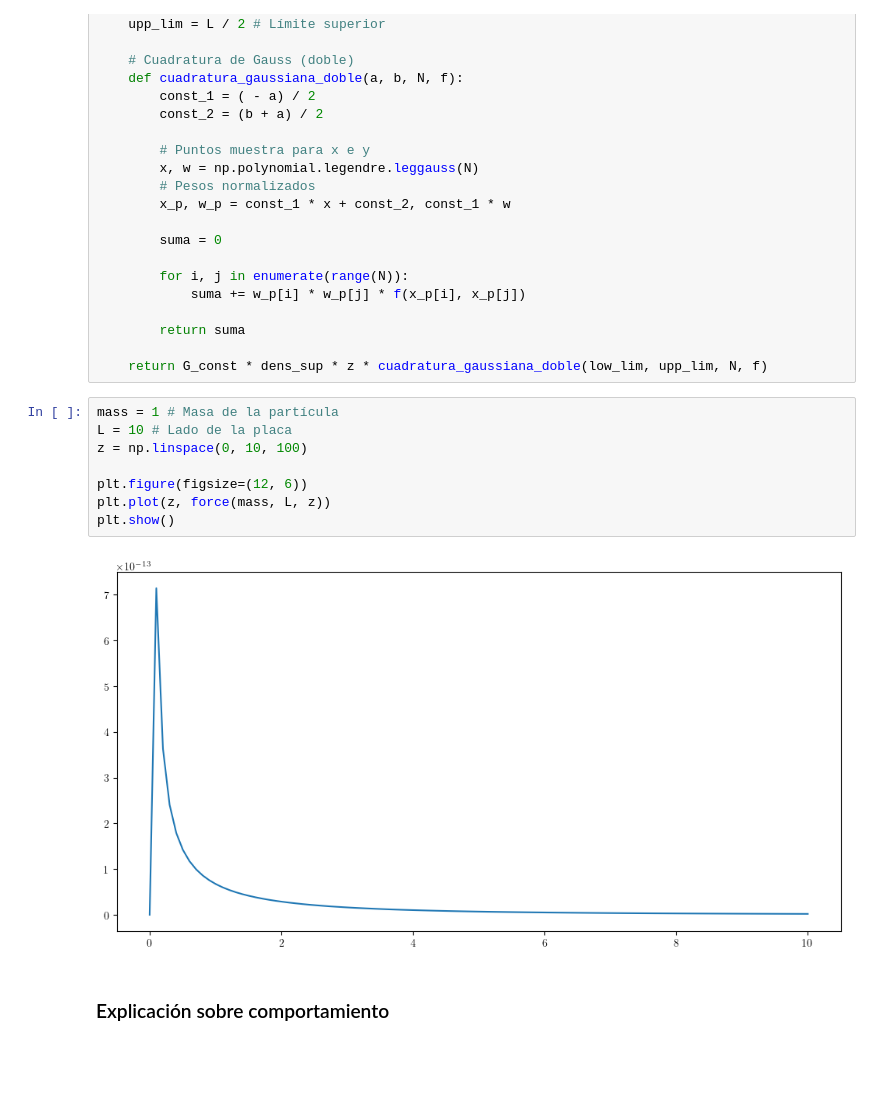
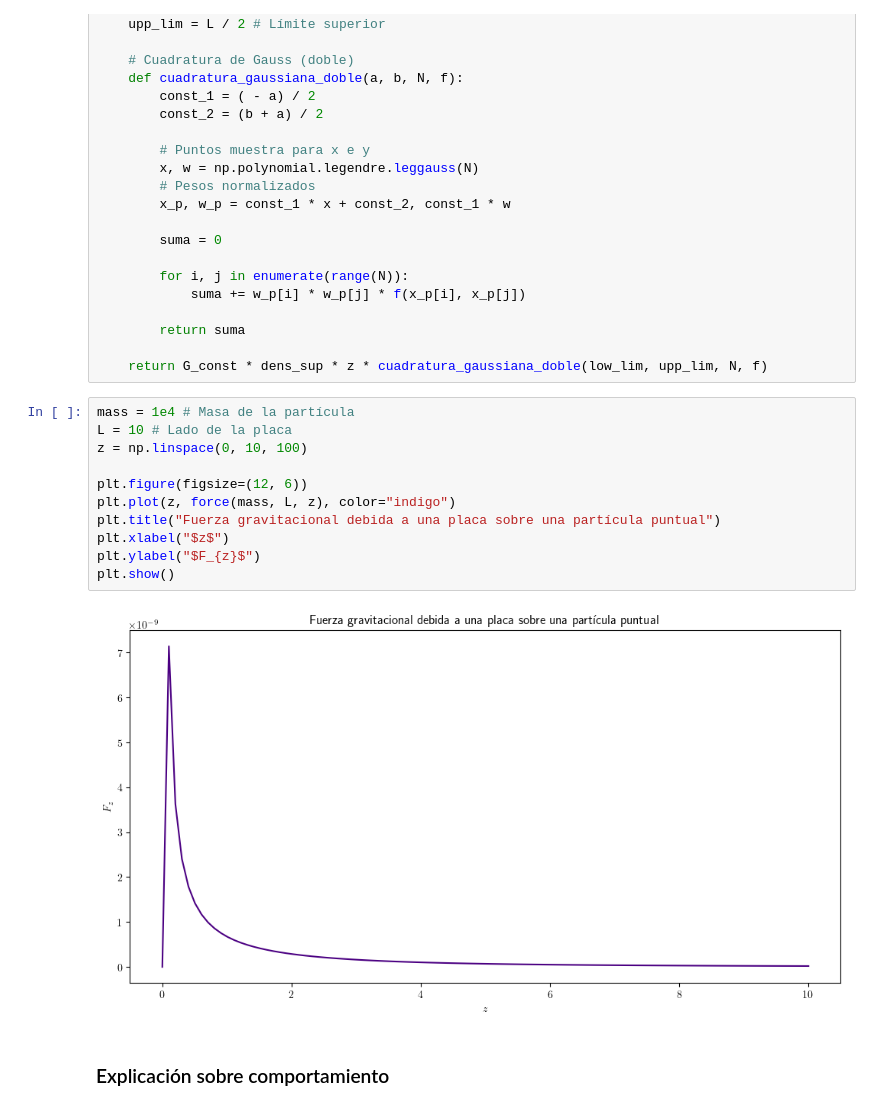
Before and after one commit to MarcosLopezM/FisicaComputacional-20251, a Jupyter notebook: Tareas/T5/TareaPractica5.ipynb, the cells around one changed output. Cells and saved outputs as stored; diff of their text form; blank space fills up the shorter version.

```diff
--- a/Tareas/T5/TareaPractica5.ipynb
+++ b/Tareas/T5/TareaPractica5.ipynb
@@ -394,15 +399,18 @@ def force(mass, L, z):
         return suma
 
     return G_const * dens_sup * z * cuadratura_gaussiana_doble(low_lim, upp_lim, N, f)
-# %%
-mass = 1 # Masa de la partícula
-L = 10 # Lado de la placa
-z = np.linspace(0, 10, 100)
-
-plt.figure(figsize=(12, 6))
-plt.plot(z, force(mass, L, z))
-plt.show()
-# %% [output]
-[figure, removed]
+# %%
+mass = 1e4 # Masa de la partícula
+L = 10 # Lado de la placa
+z = np.linspace(0, 10, 100)
+
+plt.figure(figsize=(12, 6))
+plt.plot(z, force(mass, L, z), color="indigo")
+plt.title("Fuerza gravitacional debida a una placa sobre una partícula puntual")
+plt.xlabel("$z$")
+plt.ylabel("$F_{z}$")
+plt.show()
+# %% [output]
+[figure, added]
 # %% [markdown]
 <h3>Explicación sobre comportamiento</h3>
```
Also changed, not shown: parts of 1 cell of this notebook.
